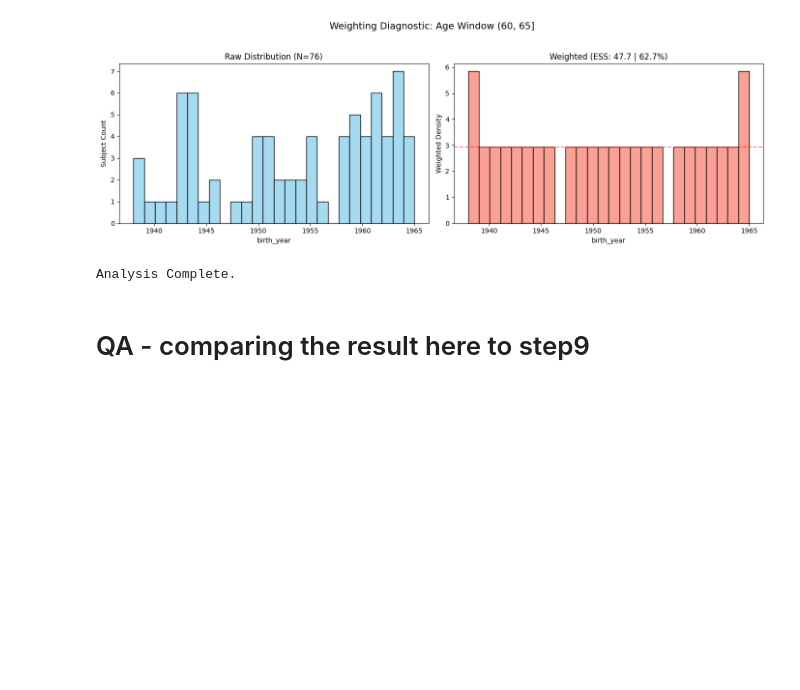
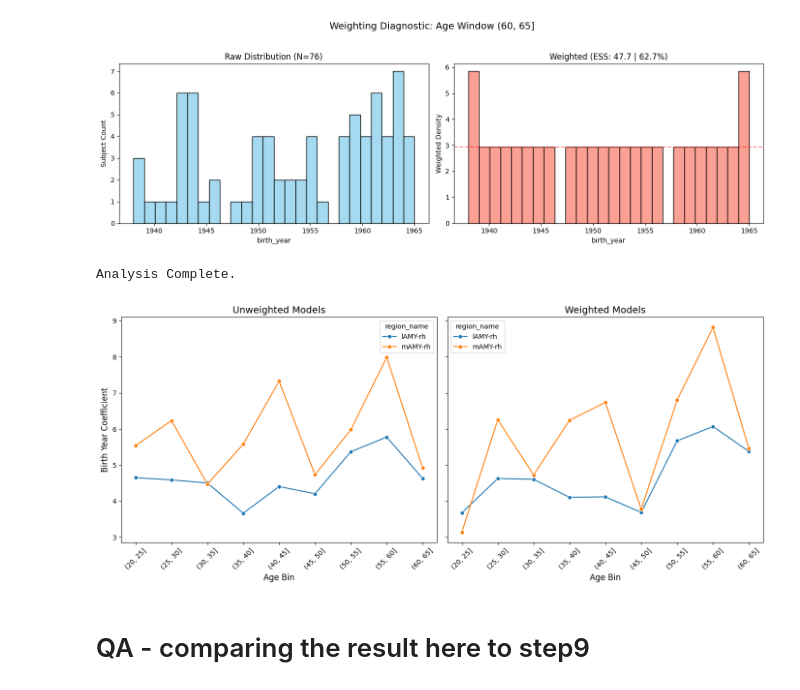
Before and after one commit to GaiaNegev13/legacy_pipe, a Jupyter notebook: scripts/preprocess_pipeline/step9_windowing_and_modeling.ipynb, the cells around one changed output. Cells and saved outputs as stored; diff of their text form; code cells hidden in the pictures; blank space fills up the shorter version.

Commit message:
add refactored weighting using balance

```diff
--- a/scripts/preprocess_pipeline/step9_windowing_and_modeling.ipynb
+++ b/scripts/preprocess_pipeline/step9_windowing_and_modeling.ipynb
@@ -36,8 +34,8 @@ step_years = 1
 # Parameters for 'fixed'
 bin_size = 5
 
-# # Set to None if you want to run all ROIs
-# ROI_FILTER = [421, 422]
+# Set to None if you want to run all ROIs
+ROI_FILTER = [421, 422]
 # %%
 # helper funciton
 
@@ -227,6 +228,54 @@ print("Analysis Complete.")
 [figure]
 [figure]
 Analysis Complete.
+# %%
+import pandas as pd
+import matplotlib.pyplot as plt
+import seaborn as sns
+
+# 1. Filter for birth_year coefficient
+plot_df = coef_df[coef_df['variable'] == 'birth_year'].copy()
+
+# 2. Convert age_bin to string to ensure matplotlib/seaborn can handle it
+plot_df['age_bin_label'] = plot_df['age_bin'].astype(str)
+
+# 3. Sort bins logically (extracting the starting number from the bin string)
+def get_bin_start(bin_str):
+    try:
+        # Extracts '20' from '(20, 25]'
+        return float(bin_str.strip('()[]').split(',')[0])
+    except:
+        return 0
+
+plot_df['sort_key'] = plot_df['age_bin_label'].apply(get_bin_start)
+plot_df = plot_df.sort_values('sort_key')
+
+# 4. Create the plot
+fig, axes = plt.subplots(1, 2, figsize=(14, 6), sharey=True)
+
+# Loop through weighting types to create subplots
+weightings = ['unweighted', 'weighted']
+for i, weight in enumerate(weightings):
+    subset = plot_df[plot_df['weighting'] == weight]
+
+    sns.lineplot(
+        data=subset,
+        x='age_bin_label',
+        y='coef',
+        hue='region_name',
+        marker='o',
+        ax=axes[i]
+    )
+
+    axes[i].set_title(f'{weight.capitalize()} Models', fontsize=14)
+    axes[i].set_xlabel('Age Bin', fontsize=12)
+    axes[i].tick_params(axis='x', rotation=45)
+
+axes[0].set_ylabel('Birth Year Coefficient', fontsize=12)
+plt.tight_layout()
+plt.show()
+# %% [output]
+[figure, added]
 # %%
 # coef_df.to_csv(f"/home/gaia/Projects/legacy_data/legacy_pipe/data/interim/coef_df_{suffix}.csv", index=False)
 # print(f"Saved coefficients to /home/gaia/Projects/legacy_data/legacy_pipe/data/interim/coef_df_{suffix}.csv")
```
Also changed, not shown: parts of 2 cells of this notebook, 3 other files.
